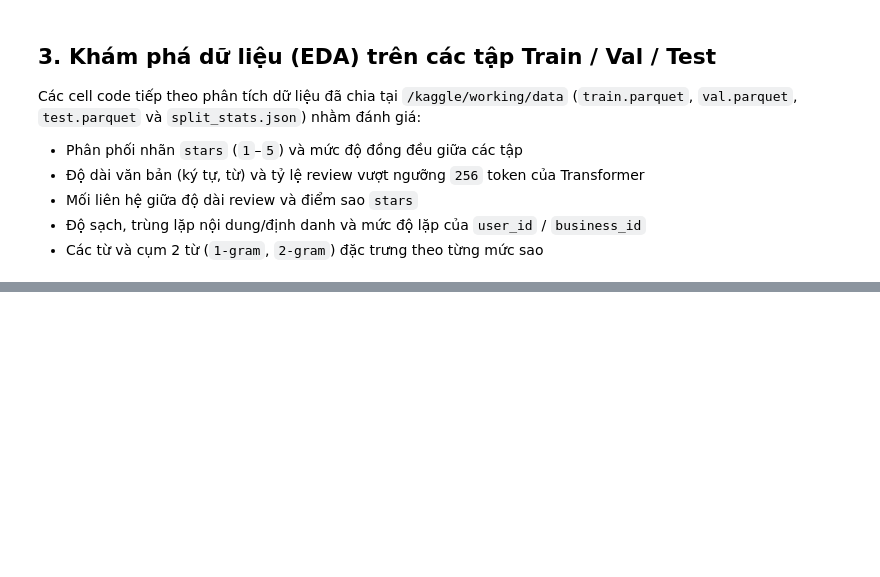
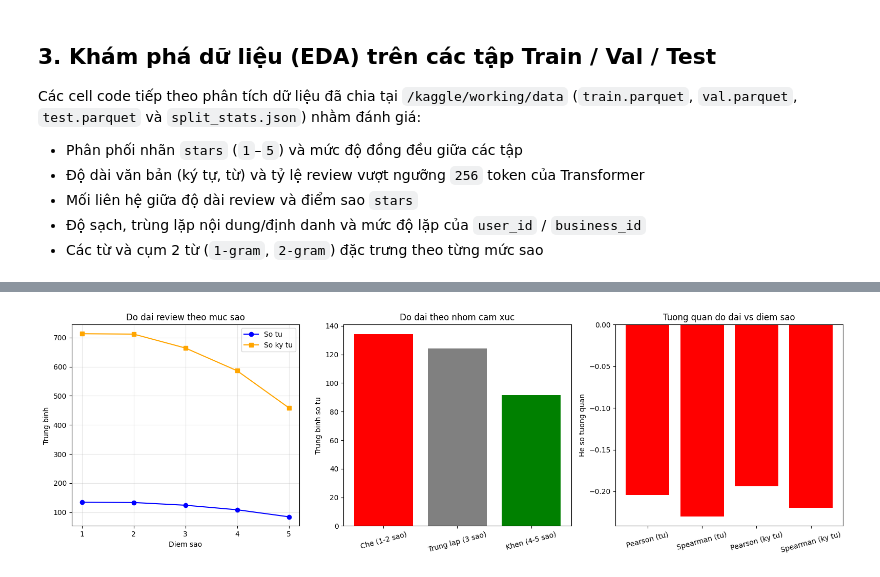
Before and after one commit to toan58936/topic, a Jupyter notebook: notebooks/01-yelp-data-eda-baseline.ipynb, the cells around one changed output, grey strips where cells are left out. Saved outputs shown, nothing was run; the diff lists cells and outputs as text; code cells hidden in the pictures; blank space fills up the shorter version.

```diff
--- a/notebooks/01-yelp-data-eda-baseline.ipynb
+++ b/notebooks/01-yelp-data-eda-baseline.ipynb
@@ -747,0 +359,47 @@ Ngưỡng mục tiêu Mốc 1 (0.85 * RMSE_val): 0.6623
+# %%
+import matplotlib.pyplot as plt
+import numpy as np
+
+fig, axes = plt.subplots(1, 3, figsize=(16, 5))
+
+# 1. Duong: do dai trung binh theo muc sao
+ax = axes[0]
+star_means_word = []
+star_means_char = []
+for s in [1, 2, 3, 4, 5]:
+    grp = full_df[full_df['stars_int'] == s]
+    star_means_word.append(float(grp['word_len'].mean()))
+    star_means_char.append(float(grp['char_len'].mean()))
+ax.plot([1, 2, 3, 4, 5], star_means_word, marker='o', label='So tu', color='blue')
+ax.plot([1, 2, 3, 4, 5], star_means_char, marker='s', label='So ky tu', color='orange')
+ax.set_xticks([1, 2, 3, 4, 5])
+ax.set_xlabel('Diem sao')
+ax.set_ylabel('Trung binh')
+ax.set_title('Do dai review theo muc sao')
+ax.legend()
+ax.grid(True, alpha=0.3)
+
+# 2. Bar: do dai theo nhom cam xuc
+ax = axes[1]
+groups = ['Che (1-2 sao)', 'Trung lap (3 sao)', 'Khen (4-5 sao)']
+gmeans = [float(grp_summary.loc[g, 'word_mean']) for g in groups]
+ax.bar(groups, gmeans, color=['red', 'gray', 'green'])
+ax.set_ylabel('Trung binh so tu')
+ax.set_title('Do dai theo nhom cam xuc')
+ax.tick_params(axis='x', rotation=15)
+
+# 3. Bar: he so tuong quan
+ax = axes[2]
+corr_names = ['Pearson (tu)', 'Spearman (tu)', 'Pearson (ky tu)', 'Spearman (ky tu)']
+corr_vals = [pearson_w, spearman_w, pearson_c, spearman_c]
+colors = ['green' if v > 0 else 'red' for v in corr_vals]
+ax.bar(corr_names, corr_vals, color=colors)
+ax.set_ylabel('He so tuong quan')
+ax.set_title('Tuong quan do dai vs diem sao')
+ax.tick_params(axis='x', rotation=15)
+ax.axhline(0, color='black', linewidth=0.5)
+
+plt.tight_layout()
+plt.show()
+# %% [output]
+[figure, added]
```
Also changed, not shown: parts of 18 cells of this notebook.
